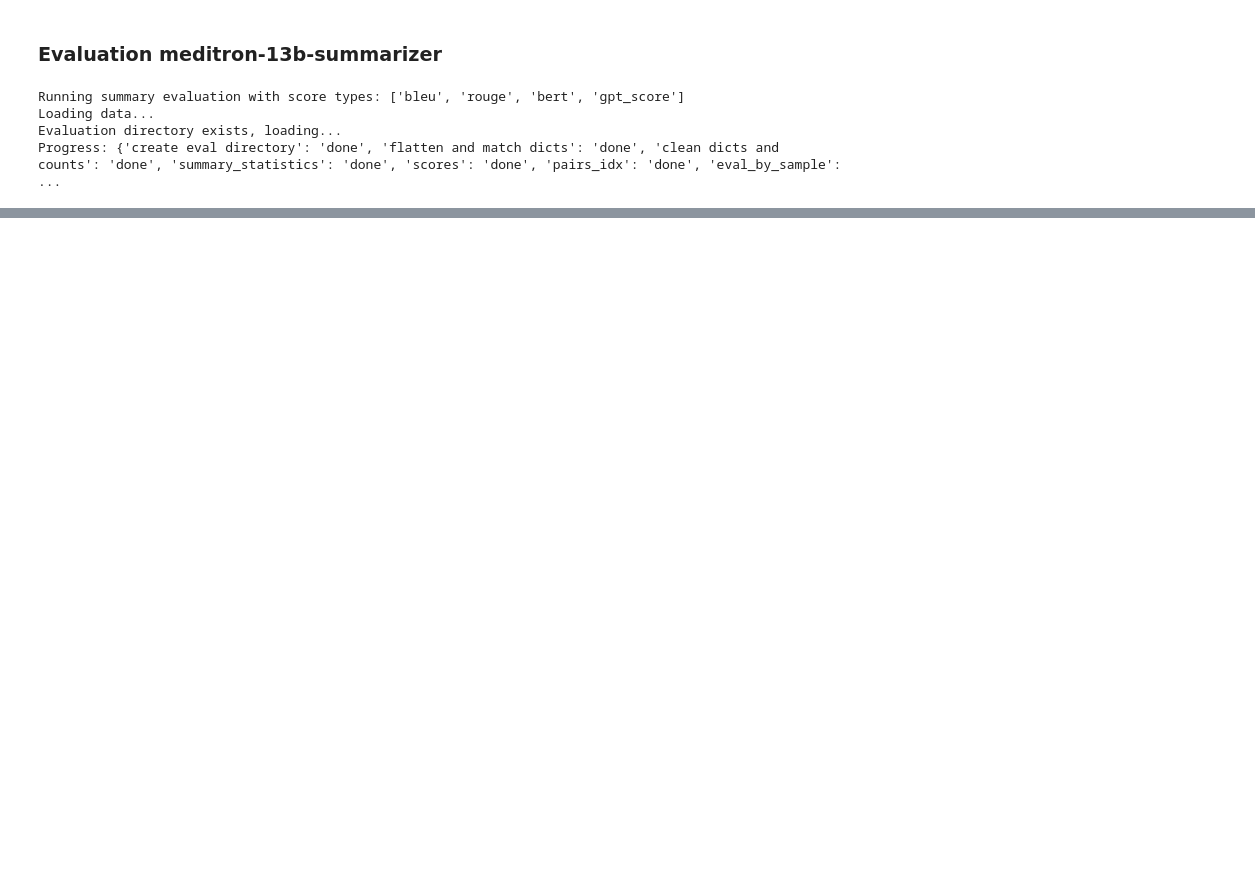
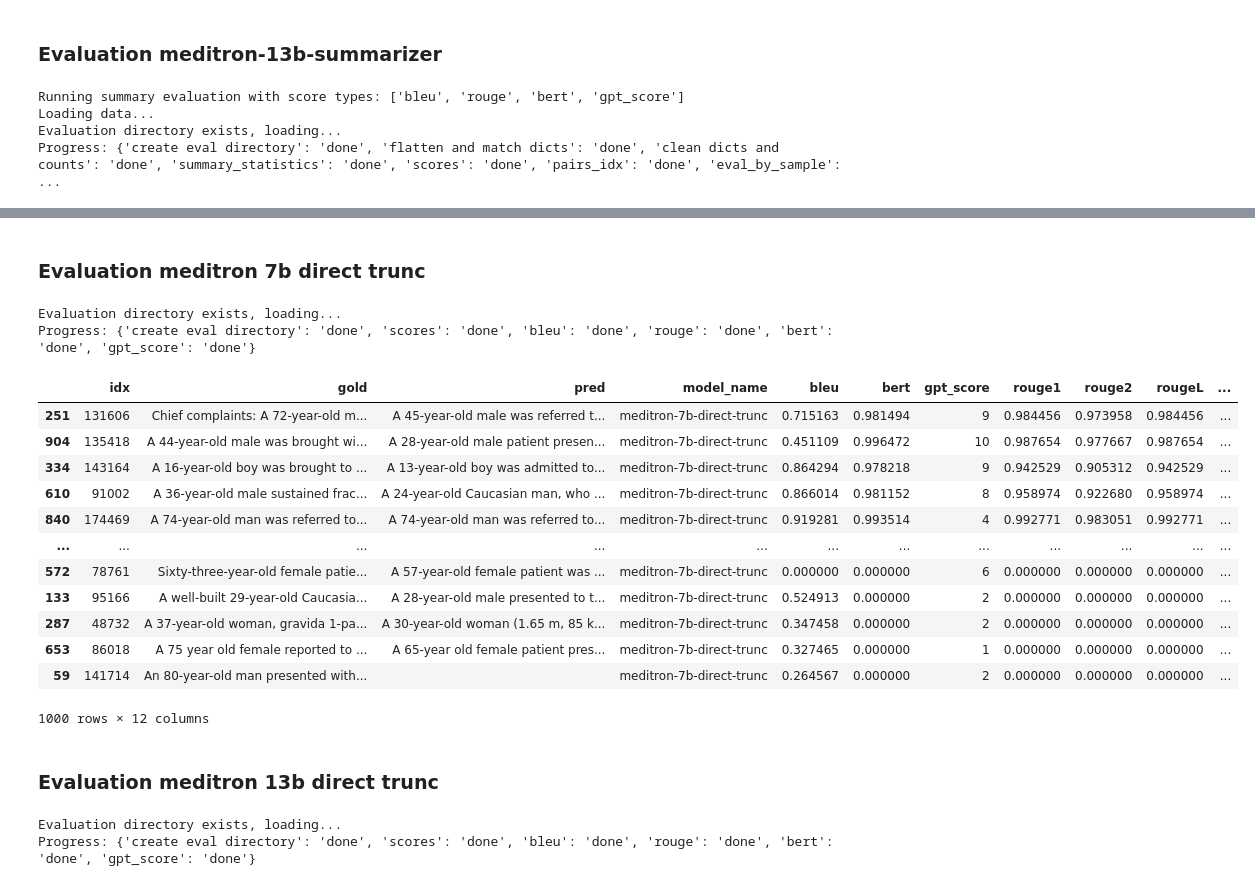
Before and after one commit to EPFL-IC-Make-Team/medinote, a Jupyter notebook: eval.ipynb, the cells around one changed output, grey strips where cells are left out. Cells and saved outputs as stored; diff of their text form; code cells hidden in the pictures; blank space fills up the shorter version.

```diff
--- a/eval.ipynb
+++ b/eval.ipynb
@@ -163,0 +142,30 @@ To investigate whether there is difference between endoscopic submucosal dissect
+# %% [markdown]
+### Evaluation meditron 7b direct trunc
+# %%
+meditron_7b_direct_trunc_eval_res = note_evaluation('meditron-7b-direct-trunc')
+# %% [output]
+Evaluation directory exists, loading...
+Progress: {'create eval directory': 'done', 'scores': 'done', 'bleu': 'done', 'rouge': 'done', 'bert': 'done', 'gpt_score': 'done'}
+# %%
+display(meditron_7b_direct_trunc_eval_res.sort_values(by='aggregated_score', ascending=False))
+# %% [output]
+|  | idx | gold | pred | model_name | bleu | bert | gpt_score | rouge1 | rouge2 | rougeL | ... |
+| 251 | 131606 | Chief complaints: A 72-year-old m... | A 45-year-old male was referred t... | meditron-7b-direct-trunc | 0.715163 | 0.981494 | 9 | 0.984456 | 0.973958 | 0.984456 | ... |
+| 904 | 135418 | A 44-year-old male was brought wi... | A 28-year-old male patient presen... | meditron-7b-direct-trunc | 0.451109 | 0.996472 | 10 | 0.987654 | 0.977667 | 0.987654 | ... |
+| 334 | 143164 | A 16-year-old boy was brought to ... | A 13-year-old boy was admitted to... | meditron-7b-direct-trunc | 0.864294 | 0.978218 | 9 | 0.942529 | 0.905312 | 0.942529 | ... |
+| 610 | 91002 | A 36-year-old male sustained frac... | A 24-year-old Caucasian man, who ... | meditron-7b-direct-trunc | 0.866014 | 0.981152 | 8 | 0.958974 | 0.922680 | 0.958974 | ... |
+| 840 | 174469 | A 74-year-old man was referred to... | A 74-year-old man was referred to... | meditron-7b-direct-trunc | 0.919281 | 0.993514 | 4 | 0.992771 | 0.983051 | 0.992771 | ... |
+| ... | ... | ... | ... | ... | ... | ... | ... | ... | ... | ... | ... |
+| 572 | 78761 | Sixty-three-year-old female patie... | A 57-year-old female patient was ... | meditron-7b-direct-trunc | 0.000000 | 0.000000 | 6 | 0.000000 | 0.000000 | 0.000000 | ... |
+| 133 | 95166 | A well-built 29-year-old Caucasia... | A 28-year-old male presented to t... | meditron-7b-direct-trunc | 0.524913 | 0.000000 | 2 | 0.000000 | 0.000000 | 0.000000 | ... |
+| 287 | 48732 | A 37-year-old woman, gravida 1-pa... | A 30-year-old woman (1.65 m, 85 k... | meditron-7b-direct-trunc | 0.347458 | 0.000000 | 2 | 0.000000 | 0.000000 | 0.000000 | ... |
+| 653 | 86018 | A 75 year old female reported to ... | A 65-year old female patient pres... | meditron-7b-direct-trunc | 0.327465 | 0.000000 | 1 | 0.000000 | 0.000000 | 0.000000 | ... |
+| 59 | 141714 | An 80-year-old man presented with... |  | meditron-7b-direct-trunc | 0.264567 | 0.000000 | 2 | 0.000000 | 0.000000 | 0.000000 | ... |
+1000 rows × 12 columns
+# %% [markdown]
+### Evaluation meditron 13b direct trunc
+# %%
+meditron_13b_direct_trunc_eval_res = note_evaluation('meditron-13b-direct-trunc')
+# %% [output]
+Evaluation directory exists, loading...
+Progress: {'create eval directory': 'done', 'scores': 'done', 'bleu': 'done', 'rouge': 'done', 'bert': 'done', 'gpt_score': 'done'}
```
Also changed, not shown: parts of 21 cells of this notebook, 4 other files.
